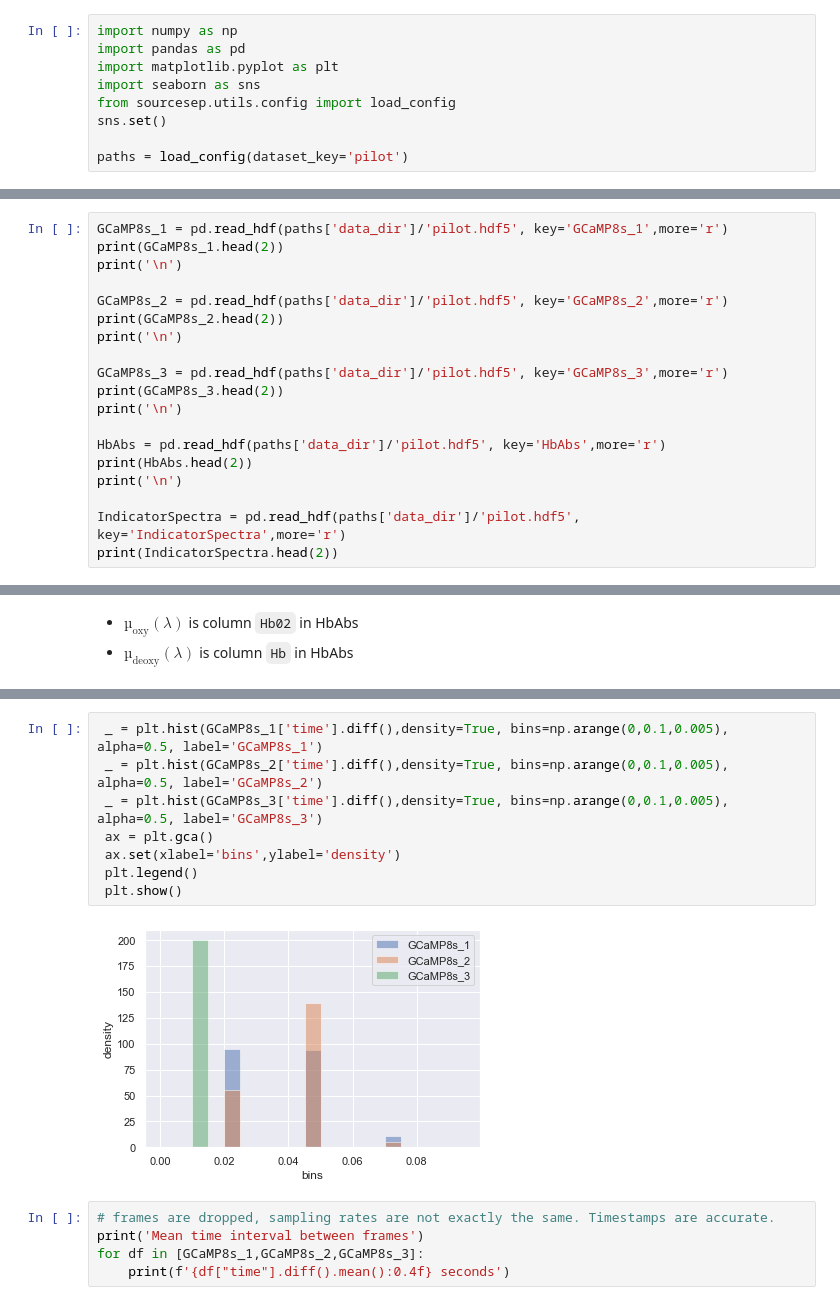
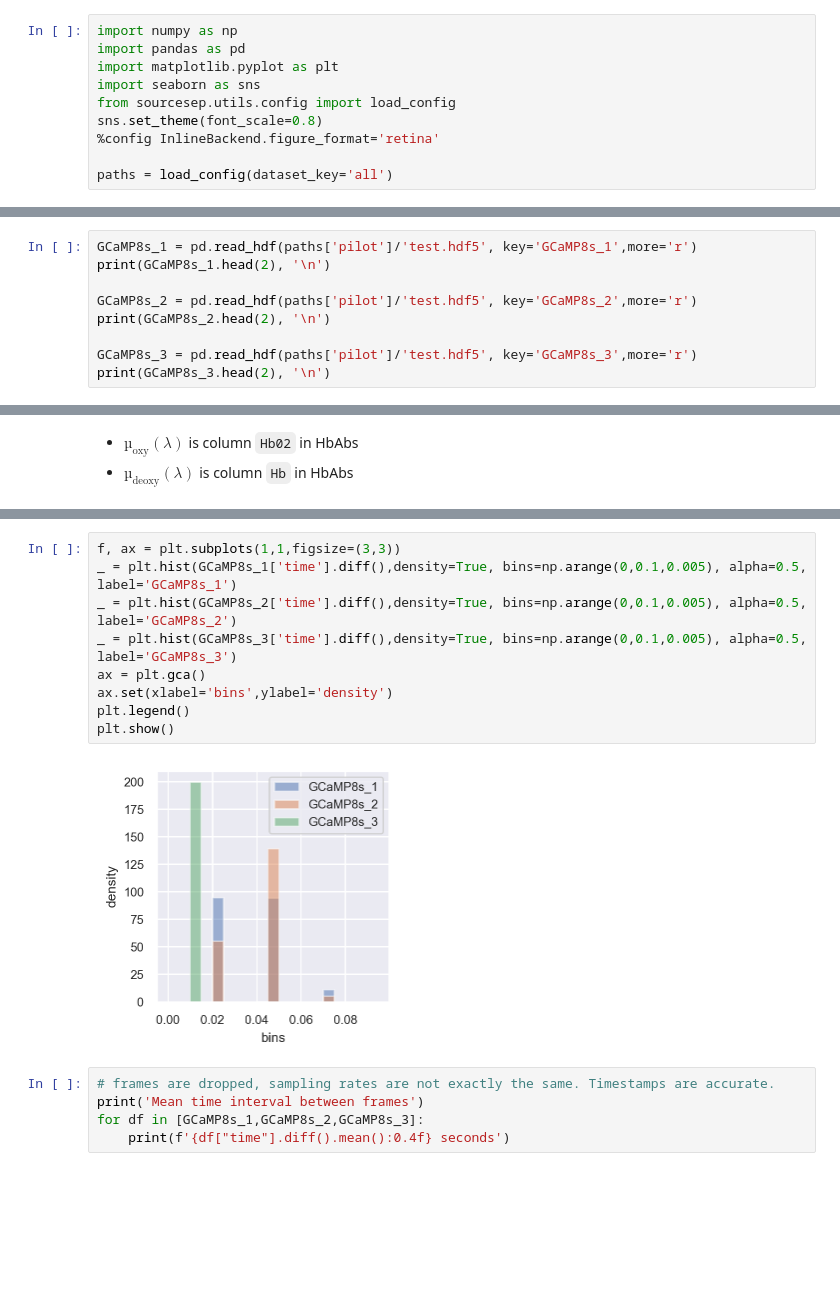
Before and after one commit to AllenInstitute/sourcesep, a Jupyter notebook: notebooks/01_explore_pilot.ipynb, the cells around one changed output, grey strips where cells are left out. Drawn from its saved outputs; the diff is of its cells as text; blank space fills up the shorter version.

Commit message:
path updates and simulation class progress

```diff
--- a/notebooks/01_explore_pilot.ipynb
+++ b/notebooks/01_explore_pilot.ipynb
@@ -4,7 +4,8 @@ import pandas as pd
 import matplotlib.pyplot as plt
 import seaborn as sns
 from sourcesep.utils.config import load_config
-sns.set()
+sns.set_theme(font_scale=0.8)
+%config InlineBackend.figure_format='retina'
 
-paths = load_config(dataset_key='pilot')
+paths = load_config(dataset_key='all')
 # %% [output]
@@ -12,22 +13,12 @@ Paths are for dataset tagged: pilot
 # %%
-GCaMP8s_1 = pd.read_hdf(paths['data_dir']/'pilot.hdf5', key='GCaMP8s_1',more='r')
-print(GCaMP8s_1.head(2))
-print('\n')
+GCaMP8s_1 = pd.read_hdf(paths['pilot']/'test.hdf5', key='GCaMP8s_1',more='r')
+print(GCaMP8s_1.head(2), '\n')
 
-GCaMP8s_2 = pd.read_hdf(paths['data_dir']/'pilot.hdf5', key='GCaMP8s_2',more='r')
-print(GCaMP8s_2.head(2))
-print('\n')
+GCaMP8s_2 = pd.read_hdf(paths['pilot']/'test.hdf5', key='GCaMP8s_2',more='r')
+print(GCaMP8s_2.head(2), '\n')
 
-GCaMP8s_3 = pd.read_hdf(paths['data_dir']/'pilot.hdf5', key='GCaMP8s_3',more='r')
-print(GCaMP8s_3.head(2))
-print('\n')
-
-HbAbs = pd.read_hdf(paths['data_dir']/'pilot.hdf5', key='HbAbs',more='r')
-print(HbAbs.head(2))
-print('\n')
-
-IndicatorSpectra = pd.read_hdf(paths['data_dir']/'pilot.hdf5', key='IndicatorSpectra',more='r')
-print(IndicatorSpectra.head(2))
+GCaMP8s_3 = pd.read_hdf(paths['pilot']/'test.hdf5', key='GCaMP8s_3',more='r')
+print(GCaMP8s_3.head(2), '\n')
 # %% [output]
        time       signal
 0  0.000000  2539.738556
@@ -105,13 +118,14 @@ plt.show()
 # %%
- _ = plt.hist(GCaMP8s_1['time'].diff(),density=True, bins=np.arange(0,0.1,0.005), alpha=0.5, label='GCaMP8s_1')
- _ = plt.hist(GCaMP8s_2['time'].diff(),density=True, bins=np.arange(0,0.1,0.005), alpha=0.5, label='GCaMP8s_2')
- _ = plt.hist(GCaMP8s_3['time'].diff(),density=True, bins=np.arange(0,0.1,0.005), alpha=0.5, label='GCaMP8s_3')
- ax = plt.gca()
- ax.set(xlabel='bins',ylabel='density')
- plt.legend()
- plt.show()
+f, ax = plt.subplots(1,1,figsize=(3,3))
+_ = plt.hist(GCaMP8s_1['time'].diff(),density=True, bins=np.arange(0,0.1,0.005), alpha=0.5, label='GCaMP8s_1')
+_ = plt.hist(GCaMP8s_2['time'].diff(),density=True, bins=np.arange(0,0.1,0.005), alpha=0.5, label='GCaMP8s_2')
+_ = plt.hist(GCaMP8s_3['time'].diff(),density=True, bins=np.arange(0,0.1,0.005), alpha=0.5, label='GCaMP8s_3')
+ax = plt.gca()
+ax.set(xlabel='bins',ylabel='density')
+plt.legend()
+plt.show()
 # %% [output]
-[figure, old version]
+[figure, new version]
 # %%
 # frames are dropped, sampling rates are not exactly the same. Timestamps are accurate.
 print('Mean time interval between frames')
```
Also changed, not shown: parts of 15 cells of this notebook, 9 other files.
